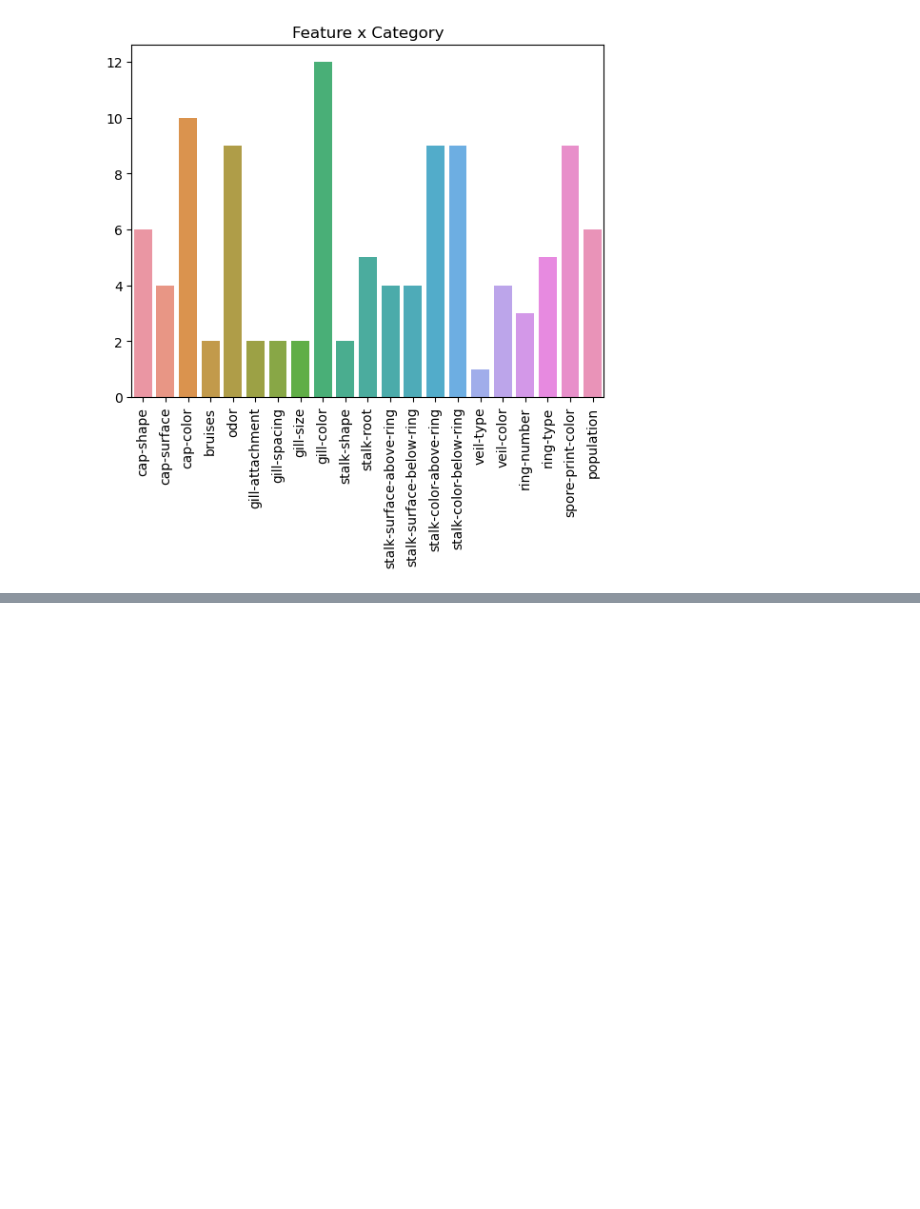
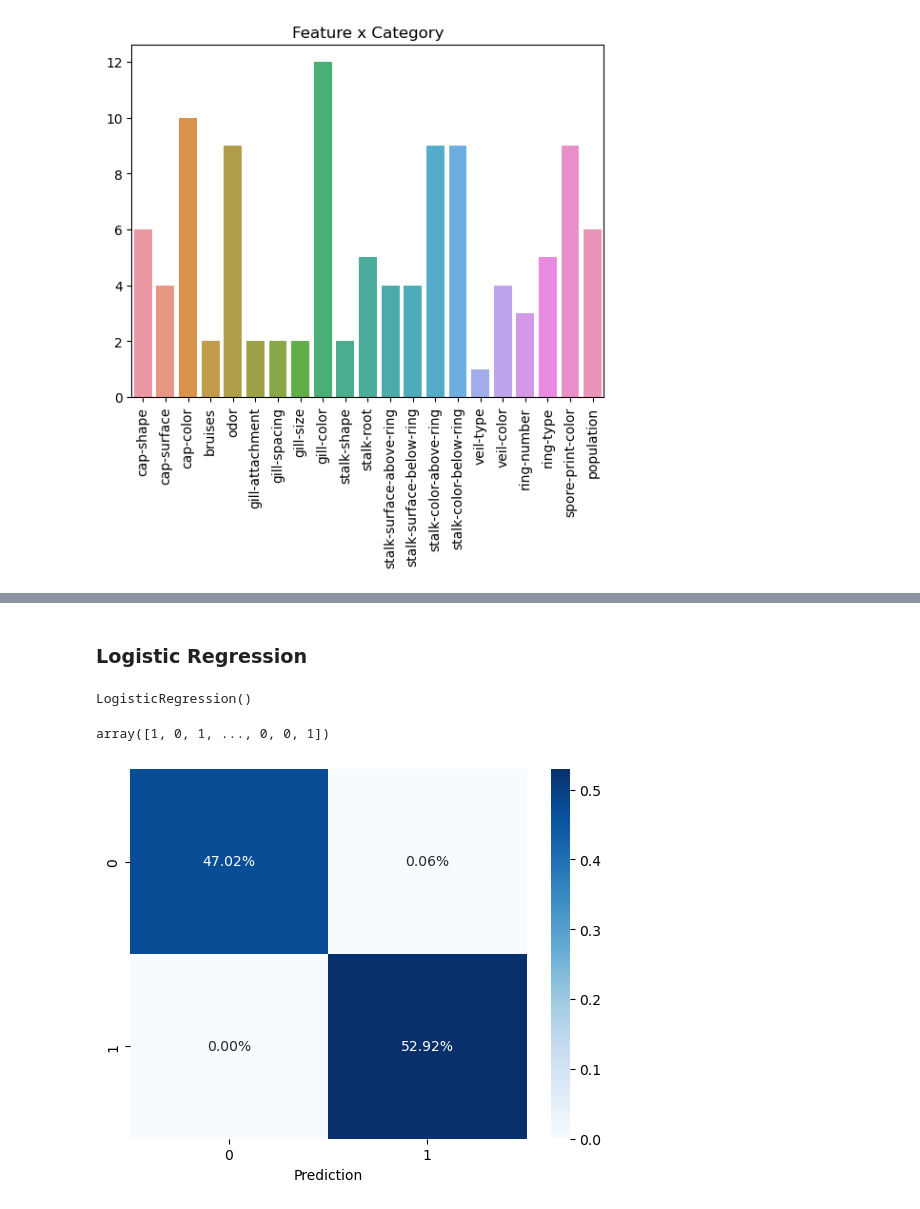
Before and after one commit to usuajiayako/DataScienceWeek8, a Jupyter notebook: supervised_mini_project/mushrooms_analysis.ipynb, the cells around one changed output, grey strips where cells are left out. Drawn from its saved outputs; the diff is of its cells as text; code cells hidden in the pictures; blank space fills up the shorter version.

Commit message:
logistic regression

```diff
--- a/supervised_mini_project/mushrooms_analysis.ipynb
+++ b/supervised_mini_project/mushrooms_analysis.ipynb
@@ -160,0 +152,4 @@ one_hot_encoder()
+# %%
+new_data.drop("class_p", axis = 1, inplace = True)
+new_data.rename(columns = {"class_e": "edibility"}, inplace = True)
+new_data
@@ -160,0 +170,31 @@ one_hot_encoder()
+# %% [markdown]
+### Logistic Regression
+# %%
+#define X and y
+X = new_data.iloc[:, 1:]
+y = new_data.iloc[:, 0]
+
+#splitting into train and test data
+X_train, X_test, y_train, y_test = train_test_split(X, y, test_size = 0.2, random_state = 2)
+# %%
+#define model
+model = LogisticRegression()
+model.fit(X_train, y_train)
+# %% [output]
+LogisticRegression()
+# %%
+# prediction
+y_pred = model.predict(X_test)
+y_pred
+# %% [output]
+array([1, 0, 1, ..., 0, 0, 1])
+# %%
+# confusion matrix
+cm = confusion_matrix(y_test, y_pred)
+
+# plot cm
+sns.heatmap(cm/np.sum(cm), annot = True, cmap = "Blues", fmt = ".2%")
+plt.xlabel("Prediction")
+plt.show()
+# %% [output]
+[figure, added]
```
Also changed, not shown: parts of 3 cells of this notebook.
